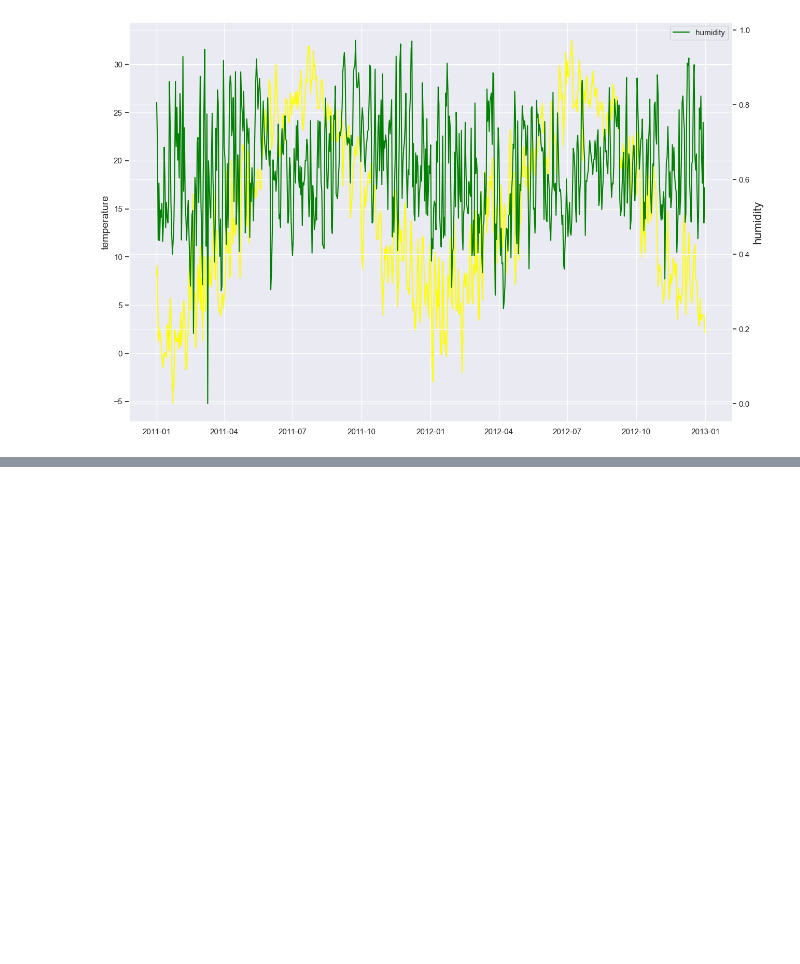
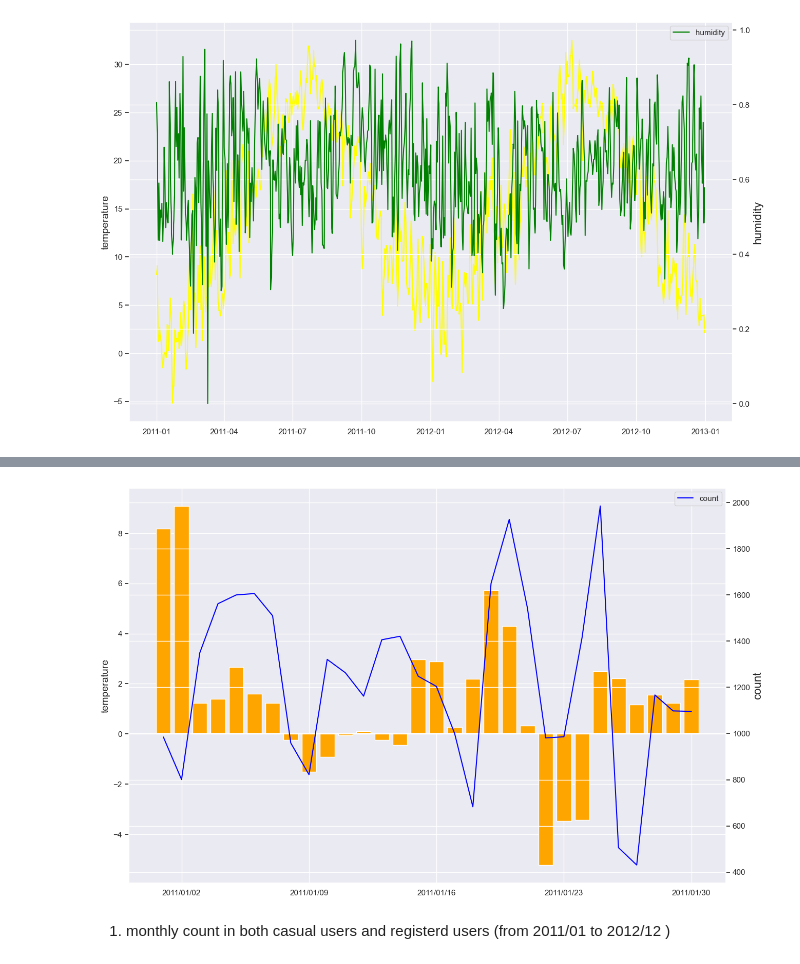
Before and after one commit to satomi26/Project-3-capital-bike-share, a Jupyter notebook: capital_bike.ipynb, the cells around one changed output, grey strips where cells are left out. Drawn from its saved outputs; the diff is of its cells as text; code cells hidden in the pictures; blank space fills up the shorter version.

```diff
--- a/capital_bike.ipynb
+++ b/capital_bike.ipynb
@@ -756,0 +840,23 @@ plt.show()
+# %%
+Jan01_2011 = df_day.loc[(df_day['dteday'] >= '2011-01-01') & (df_day['dteday'] < '2011-01-31')]
+# %%
+legend_list = ["temperature", "count"]
+fig, ax1 = plt.subplots(figsize = (15,10))
+count = Jan01_2011["cnt"]
+temperature = Jan01_2011["temp_in_cel"]
+
+ax1.bar(Jan01_2011["dteday"], temperature, color = "orange", label = "temperature")
+ax1.set_ylabel("temperature", fontsize = 14)
+
+ax2 = ax1.twinx()
+ax2.plot(Jan01_2011["dteday"], count, color = "blue", label = "count")
+ax2.set_ylabel("count", fontsize = 16)
+
+ax2.xaxis.set_major_formatter(dt.DateFormatter('%Y/%m/%d')) #dt.DateFormatter(%m/%d) DateFormatterは日付形式の設定、()内は表示する日付形式
+ax2.xaxis.set_major_locator(dt.DayLocator(interval =7))
+plt.legend()
+plt.show()
+# %% [output]
+[figure, added]
+# %% [markdown]
+1. monthly count in both casual users and registerd users (from 2011/01 to 2012/12 )
```
Also changed, not shown: parts of 17 cells of this notebook.
